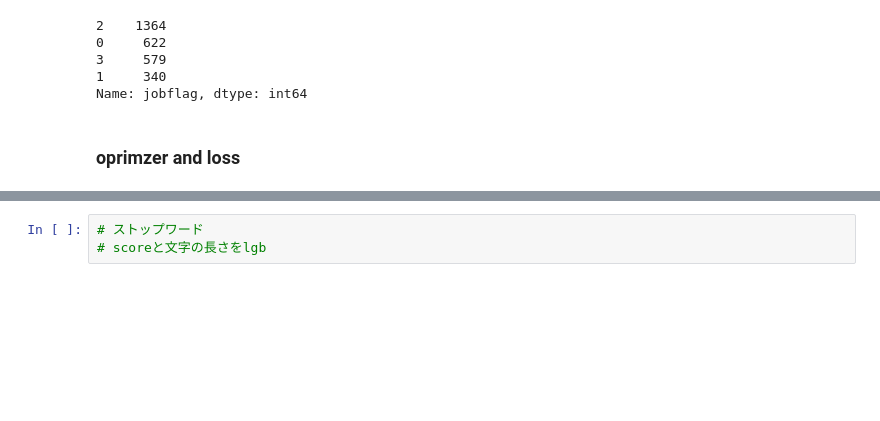
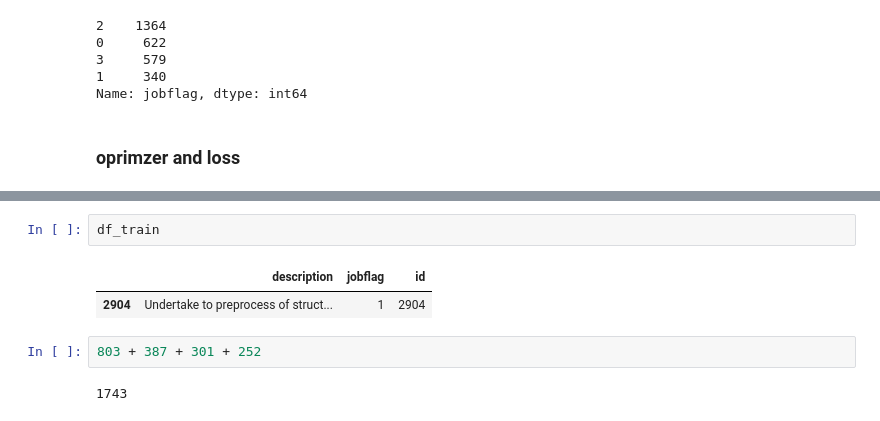
Before and after one commit to FUJITOSHION/signate_compe, a Jupyter notebook: main.ipynb, the cells around one changed output, grey strips where cells are left out. Drawn from its saved outputs; the diff is of its cells as text; blank space fills up the shorter version.

```diff
--- a/main.ipynb
+++ b/main.ipynb
@@ -383,6 +653,12 @@ Counter({3: 670, 4: 499, 1: 421, 2: 153})
 完了GPU
-# %%
-# ストップワード
-# scoreと文字の長さをlgb
+# %%
+df_train
+# %% [output]
+|  | description | jobflag | id |
+| 2904 | Undertake to preprocess of struct... | 1 | 2904 |
+# %%
+803 + 387 + 301 + 252
+# %% [output]
+1743
 # %%
 # %% [output]
```
Also changed, not shown: parts of 32 cells of this notebook.
